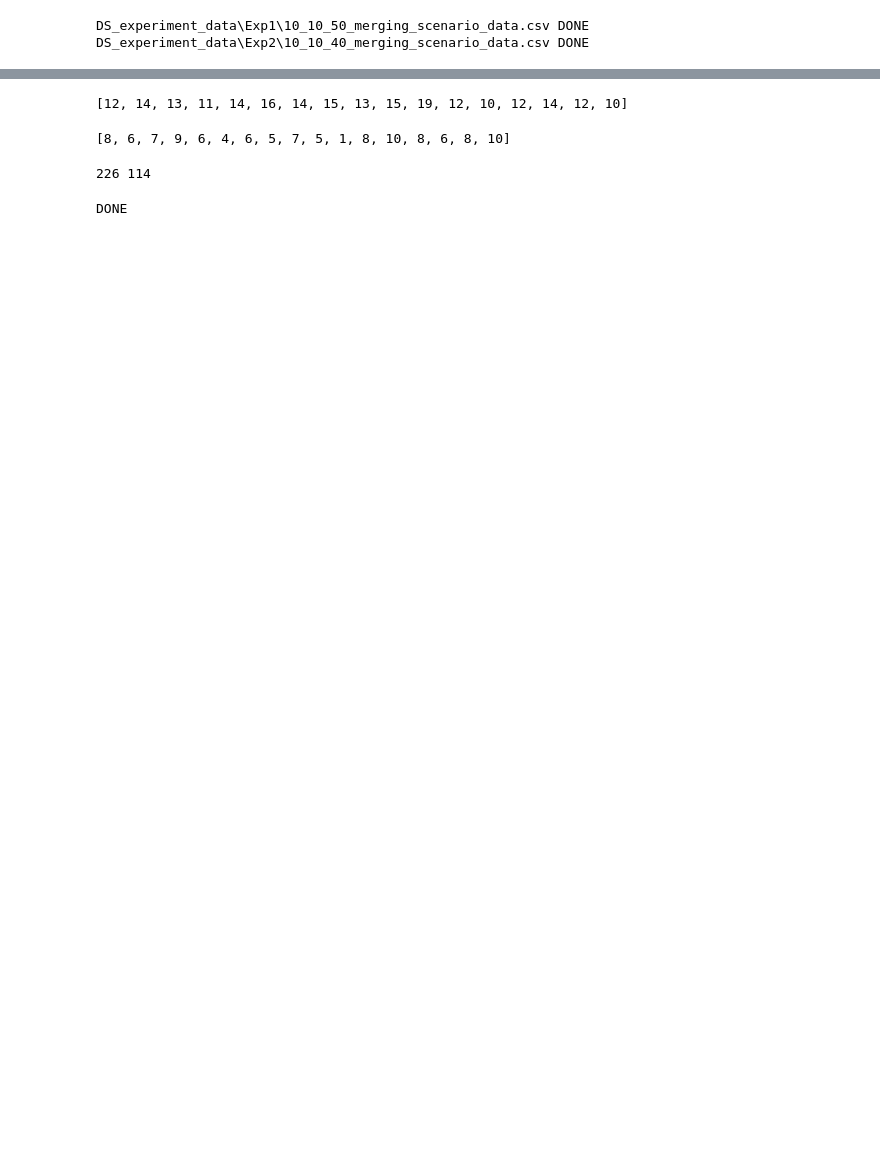
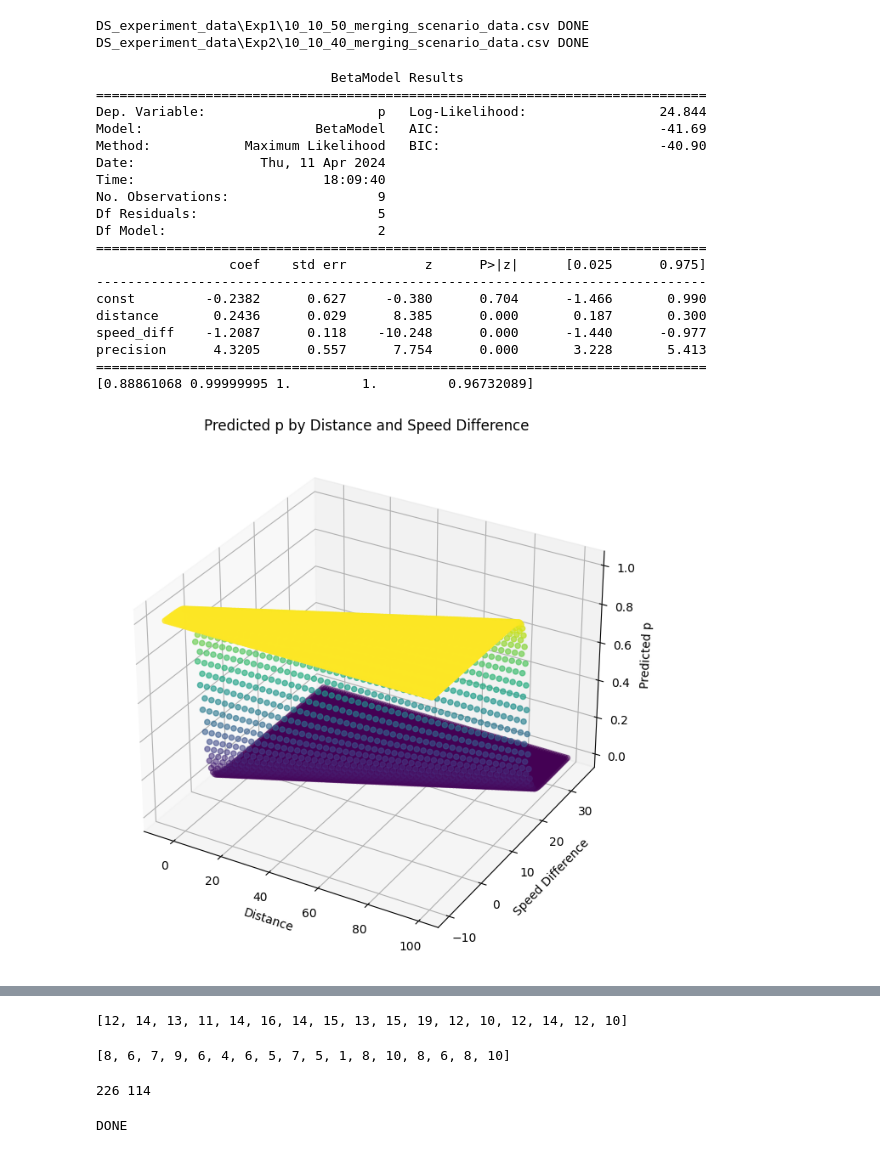
Before and after one commit to jahii/carla_develop, a Jupyter notebook: Driving simulator data analysis.ipynb, the cells around one changed output, grey strips where cells are left out. Cells and saved outputs as stored; diff of their text form; code cells hidden in the pictures; blank space fills up the shorter version.

```diff
--- a/Driving simulator data analysis.ipynb
+++ b/Driving simulator data analysis.ipynb
@@ -281,3 +184,82 @@ for i in range(1,3):
 # %% [output]
 DS_experiment_data\Exp1\10_10_50_merging_scenario_data.csv DONE
 DS_experiment_data\Exp2\10_10_40_merging_scenario_data.csv DONE
+# %%
+# Beta regression
+
+import numpy as np
+import pandas as pd
+import statsmodels.api as sm
+from statsmodels.othermod.betareg import BetaModel
+import matplotlib.pyplot as plt
+
+distance = np.array([20, 20, 20, 30, 30, 30, 40, 40, 40])
+speed_diff = np.array([20, 30, 40, 20, 30, 40, 20, 30, 40]) / 3.6  # 변환된 속도 차이
+p = 1 - np.array([0.9125, 1.0, 1.0, 0.3875, 0.975, 1.0, 0.0875, 0.5625, 1.0])  # 이벤트가 발생하지 않을 확률
+p_adjusted = np.clip(p, 0.001, 0.999)
+# p_adjusted = np.clip(p,(0.5)/len(p),(1*len(p)-1+0.5)/len(p))
+
+# Preparing the dataset
+df = pd.DataFrame({'distance': distance, 'speed_diff': speed_diff, 'TTC': distance/speed_diff,'p': p_adjusted})
+
+X = df[['distance', 'speed_diff']]
+# X = df[['TTC']]
+X = sm.add_constant(X)  # Adds a constant term to the predictor
+
+y = df['p']
+# Initialize and fit the beta regression model
+model = BetaModel(endog=y, exog=X)
+results = model.fit()
+distance_Test = np.array([10,20,30,20,0])
+speed_diff_Test = np.array([0.1,-10,-10,-20,-3])
+TTC_test = distance_Test/speed_diff_Test
+X_test = np.column_stack((np.ones(distance_Test.size),distance_Test.ravel(),speed_diff_Test.ravel()))
+
+# 격자 생성을 위한 distance와 speed_diff의 범위 정의
+distance_range = np.linspace(-5, 100, 100)
+speed_diff_range = np.linspace(-10, 35, 100)
+
+# 격자 생성
+D, S = np.meshgrid(distance_range, speed_diff_range)
+TTC = D / S  # TTC 계산
+X_grid = np.column_stack((np.ones(D.size), D.ravel(), S.ravel()))  # 상수 항 포함
+# X_grid = np.column_stack((np.ones(D.size), TTC.ravel()))
+
+# 모델을 사용하여 격자 위의 지점들에 대한 p 예측
+p_predicted = results.predict(X_grid)
+
+# 3D 그래프 준비
+fig = plt.figure(figsize=(10, 8))
+ax = fig.add_subplot(111, projection='3d')
+
+# 예측된 p 값을 사용하여 3D 플롯 그리기
+ax.scatter(D, S, p_predicted, c=p_predicted, cmap='viridis', marker='o')
+
+ax.set_xlabel('Distance')
+ax.set_ylabel('Speed Difference')
+ax.set_zlabel('Predicted p')
+plt.title('Predicted p by Distance and Speed Difference')
+print(results.summary())
+print(results.predict(X_test))
+plt.show()
+# %% [output]
+                              BetaModel Results
+==============================================================================
+Dep. Variable:                      p   Log-Likelihood:                 24.844
+Model:                      BetaModel   AIC:                            -41.69
+Method:            Maximum Likelihood   BIC:                            -40.90
+Date:                Thu, 11 Apr 2024
+Time:                        18:09:40
+No. Observations:                   9
+Df Residuals:                       5
+Df Model:                           2
+==============================================================================
+                 coef    std err          z      P>|z|      [0.025      0.975]
+------------------------------------------------------------------------------
+const         -0.2382      0.627     -0.380      0.704      -1.466       0.990
+distance       0.2436      0.029      8.385      0.000       0.187       0.300
+speed_diff    -1.2087      0.118    -10.248      0.000      -1.440      -0.977
+precision      4.3205      0.557      7.754      0.000       3.228       5.413
+==============================================================================
+[0.88861068 0.99999995 1.         1.         0.96732089]
+[figure, added]
```
Also changed, not shown: parts of 26 cells of this notebook, 9 other files.
